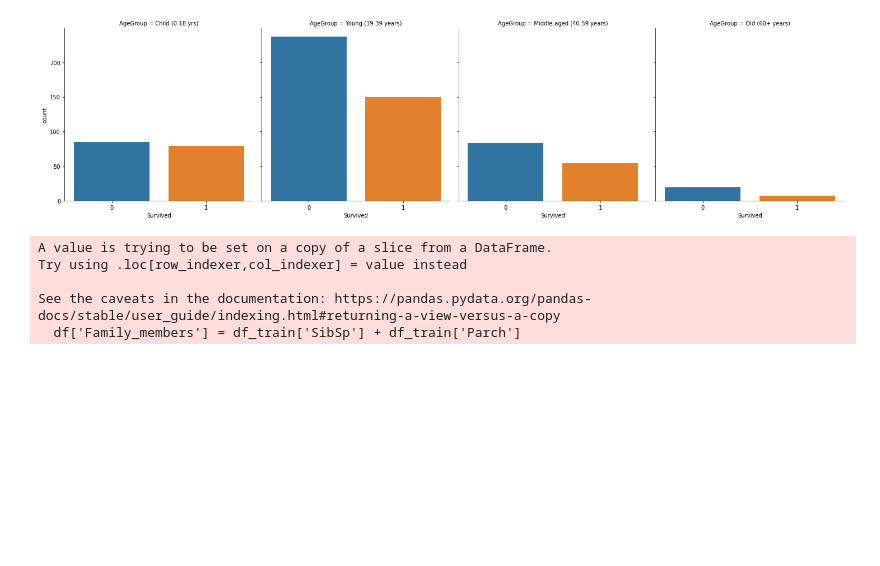
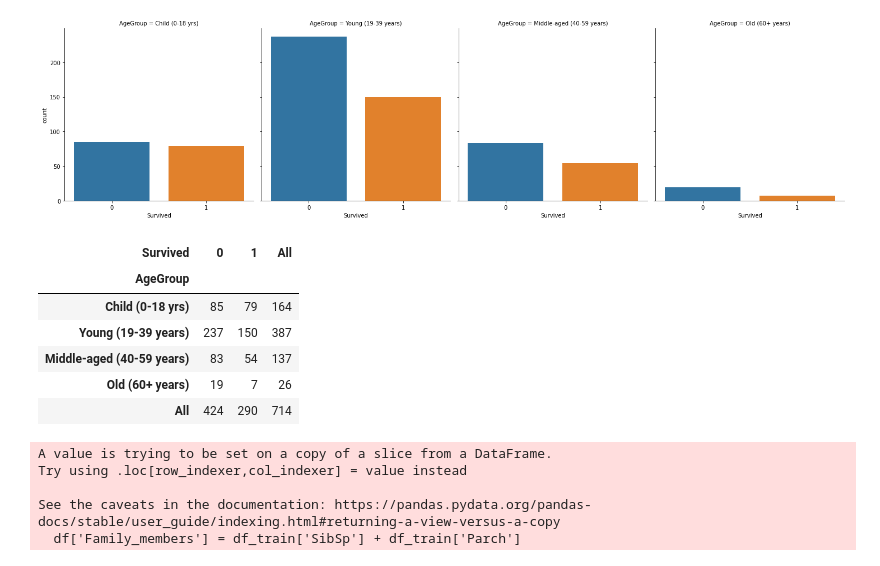
Before and after one commit to harinikanand03/Notebooks, a Jupyter notebook: Titanic/titanic.ipynb, the cells around one changed output. Saved outputs shown, nothing was run; the diff lists cells and outputs as text; code cells hidden in the pictures; blank space fills up the shorter version.

```diff
--- a/Titanic/titanic.ipynb
+++ b/Titanic/titanic.ipynb
@@ -199,6 +199,16 @@ Try using .loc[row_indexer,col_indexer] = value instead
 See the caveats in the documentation: https://pandas.pydata.org/pandas-docs/stable/user_guide/indexing.html#returning-a-view-versus-a-copy
   df['AgeGroup'] = pd.cut(df.Age, bins, labels = labels,include_lowest = True)
 [figure]
+# %%
+pd.crosstab(df.AgeGroup, df.Survived,margins=True)
+# %% [output]
+| Survived | 0 | 1 | All |
+| AgeGroup |  |  |  |
+| Child (0-18 yrs) | 85 | 79 | 164 |
+| Young (19-39 years) | 237 | 150 | 387 |
+| Middle-aged (40-59 years) | 83 | 54 | 137 |
+| Old (60+ years) | 19 | 7 | 26 |
+| All | 424 | 290 | 714 |
 # %%
 df['Family_members'] = df_train['SibSp'] + df_train['Parch']
 sns.countplot(x='Family_members',data=df)
```
